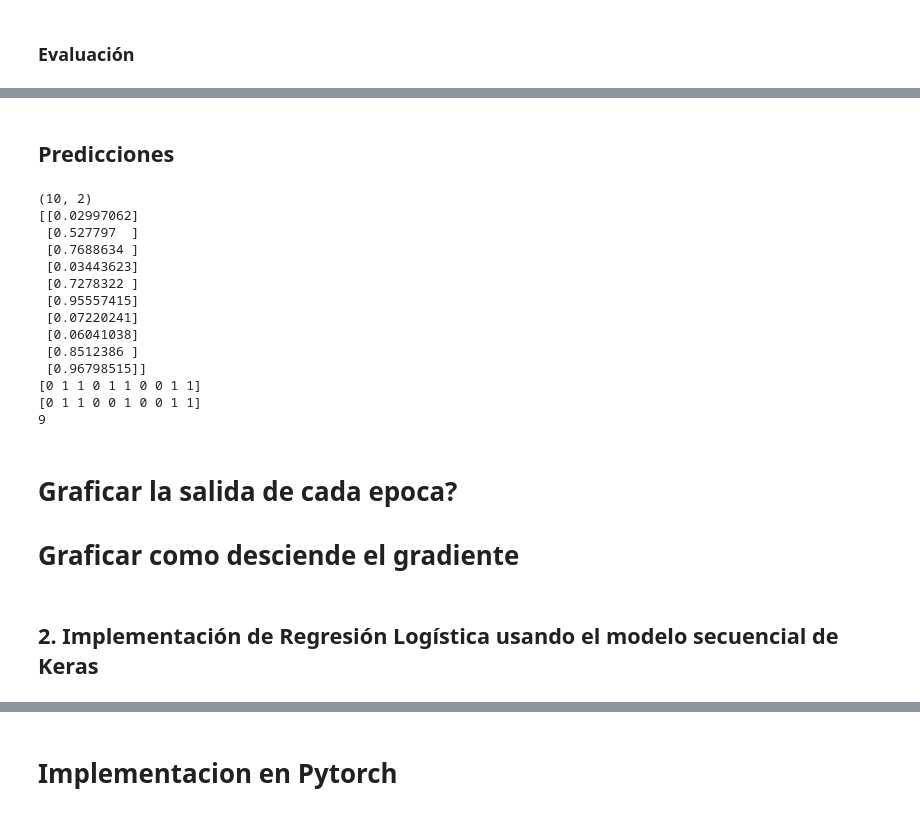
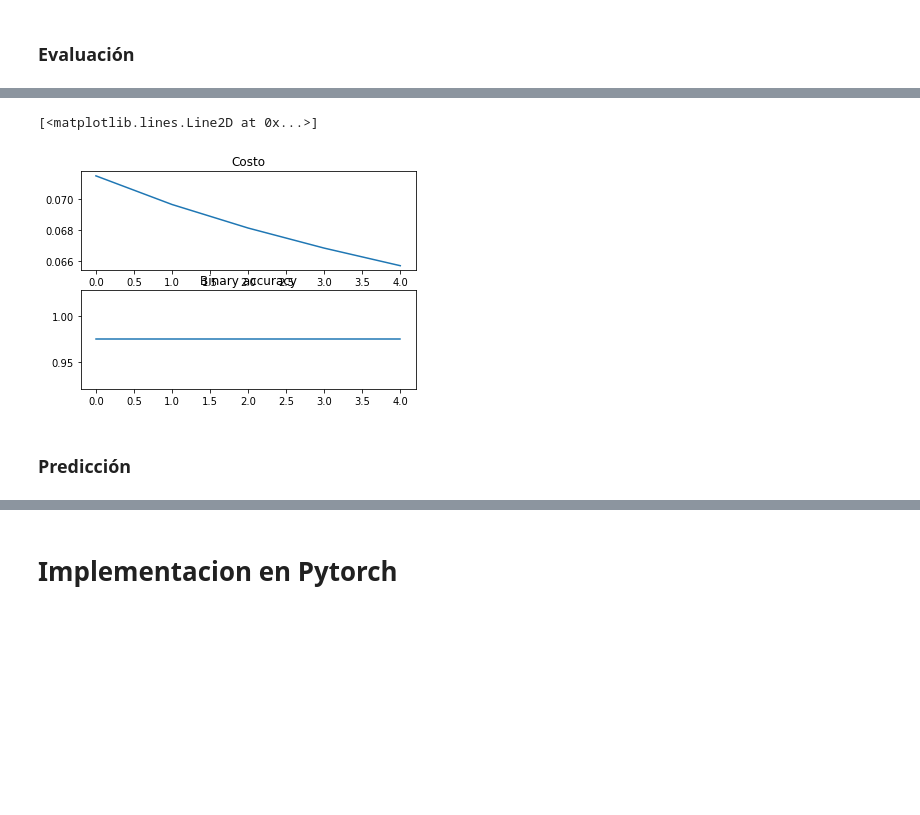
Before and after one commit to juanchess98/Notebooks-Deep-Learning, a Jupyter notebook: Regresion_Logistica.ipynb, the cells around one changed output, grey strips where cells are left out. Cells and saved outputs as stored; diff of their text form; code cells hidden in the pictures; blank space fills up the shorter version.

```diff
--- a/Regresion_Logistica.ipynb
+++ b/Regresion_Logistica.ipynb
@@ -258,0 +303,5 @@ test_scores = model_logistic.evaluate(X_[80:90,:], y_[80:90], verbose=2)
+# %%
+sgd = keras.optimizers.SGD(lr=0.5) #SGD=Stochastic Gradient Descent
+modelo_secuencial.compile(optimizer=sgd, loss='binary_crossentropy', metrics=['binary_accuracy'])
+# %%
+history = modelo_secuencial.fit(X_[:80,:], y_[:80], batch_size=1, epochs=5, shuffle=False)
@@ -259,31 +319,17 @@ test_scores = model_logistic.evaluate(X_[80:90,:], y_[80:90], verbose=2)
+# %%
+fig2 = plt.figure()#(figsize=(5.0, 4.0))
+ax_ = fig2.add_subplot(211)
+ax_.set_title('Costo')
+ax_.plot(history.history['loss'])
+
+ax1_ = fig2.add_subplot(212)
+ax1_.set_title('Binary accuracy')
+ax1_.plot(history.history['binary_accuracy'])
+# %% [output]
+[<matplotlib.lines.Line2D at 0x...>]
+[figure, added]
 # %% [markdown]
-## Predicciones
+### Predicción
 # %%
-print(X_[90:,:].shape)
-predicciones = model_logistic.predict(X_[90:,:])
-print(predicciones)
-predicciones = np.where(predicciones>0.5, 1, 0).reshape((10,))
-print(predicciones)
-print(y_[90:])
-res = np.sum(predicciones==y_[90:])
-print(res)
+pred_sec = modelo_secuencial.predict(X_[90:,:])
+pred_sec = np.where(predicciones>0.5, 1, 0).reshape((10,))
-# %% [output]
-(10, 2)
-[[0.02997062]
- [0.527797  ]
- [0.7688634 ]
- [0.03443623]
- [0.7278322 ]
- [0.95557415]
- [0.07220241]
- [0.06041038]
- [0.8512386 ]
- [0.96798515]]
-[0 1 1 0 1 1 0 0 1 1]
-[0 1 1 0 0 1 0 0 1 1]
-9
-# %% [markdown]
-# Graficar la salida de cada epoca?
-# Graficar como desciende el gradiente
-# %% [markdown]
-## 2. Implementación de Regresión Logística usando el modelo secuencial de Keras
```
Also changed, not shown: parts of 30 cells of this notebook.
